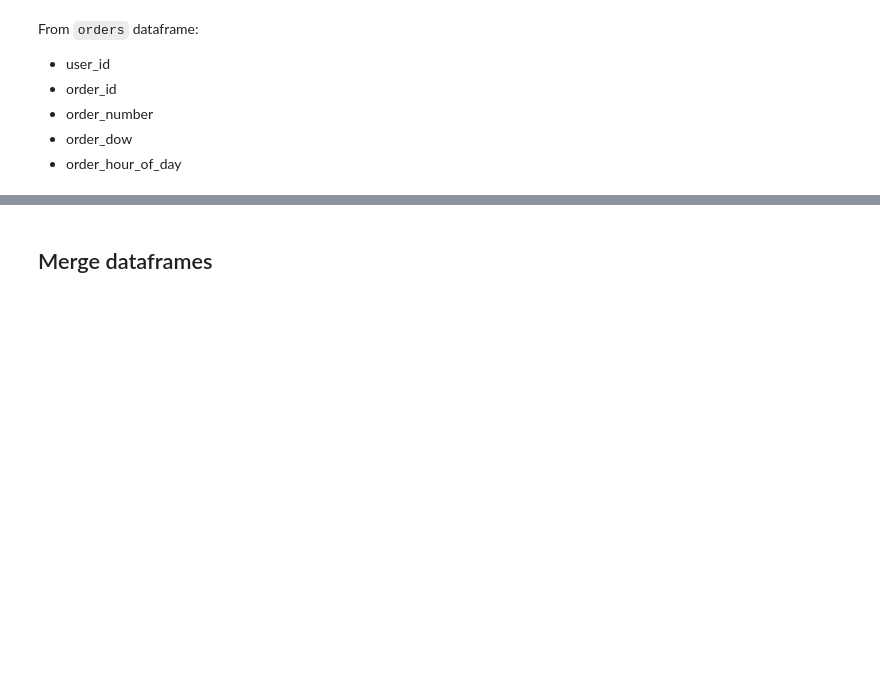
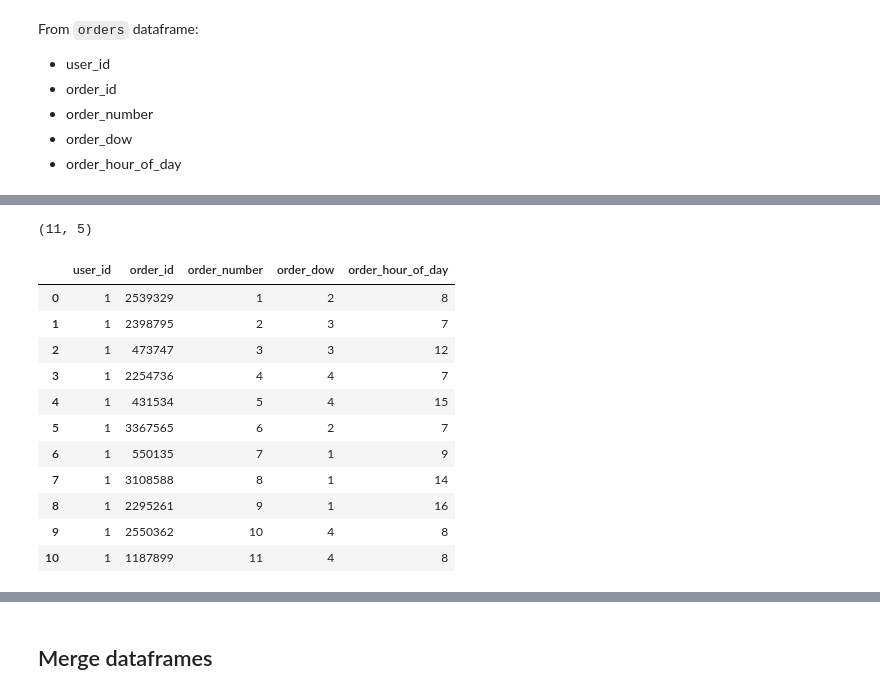
Before and after one commit to sugarfreecode/DS-Unit-1-Sprint-1-Data-Wrangling-and-Storytelling, a Jupyter notebook: module3-join-and-reshape-data/LS_DS_113_Join_and_Reshape_Data.ipynb, the cells around one changed output, grey strips where cells are left out. Saved outputs shown, nothing was run; the diff lists cells and outputs as text; code cells hidden in the pictures; blank space fills up the shorter version.

```diff
--- a/module3-join-and-reshape-data/LS_DS_113_Join_and_Reshape_Data.ipynb
+++ b/module3-join-and-reshape-data/LS_DS_113_Join_and_Reshape_Data.ipynb
@@ -518,2 +475,8 @@ For each CSV
 # %% [markdown]
 ### orders
+# %%
+# How is this one different? Does it have anything we need?
+# We need most of these columns, except 'days_since_prior_order' and 'eval_set'
+orders = pd.read_csv('orders.csv')
+print(orders.shape)
+orders.head()
@@ -532,0 +527,4 @@ From `orders` dataframe:
+# %%
+# let's filter this dataframe to just the columns we need.
+orders = orders[['user_id', 'order_id', 'order_number', 'order_dow', 'order_hour_of_day']]
+orders.head(3)
@@ -532,0 +536,4 @@ From `orders` dataframe:
+# %%
+# Now let's filter it to only certain rows. This will result in a series of boolean values.
+condition = (orders['user_id'] == 1)
+condition
@@ -532,0 +553,18 @@ From `orders` dataframe:
+# %%
+# Apply that condition to the orders dataframe.
+print(orders[condition].shape)
+orders[condition]
+# %% [output]
+(11, 5)
+|  | user_id | order_id | order_number | order_dow | order_hour_of_day |
+| 0 | 1 | 2539329 | 1 | 2 | 8 |
+| 1 | 1 | 2398795 | 2 | 3 | 7 |
+| 2 | 1 | 473747 | 3 | 3 | 12 |
+| 3 | 1 | 2254736 | 4 | 4 | 7 |
+| 4 | 1 | 431534 | 5 | 4 | 15 |
+| 5 | 1 | 3367565 | 6 | 2 | 7 |
+| 6 | 1 | 550135 | 7 | 1 | 9 |
+| 7 | 1 | 3108588 | 8 | 1 | 14 |
+| 8 | 1 | 2295261 | 9 | 1 | 16 |
+| 9 | 1 | 2550362 | 10 | 4 | 8 |
+| 10 | 1 | 1187899 | 11 | 4 | 8 |
```
Also changed, not shown: parts of 47 cells of this notebook.
